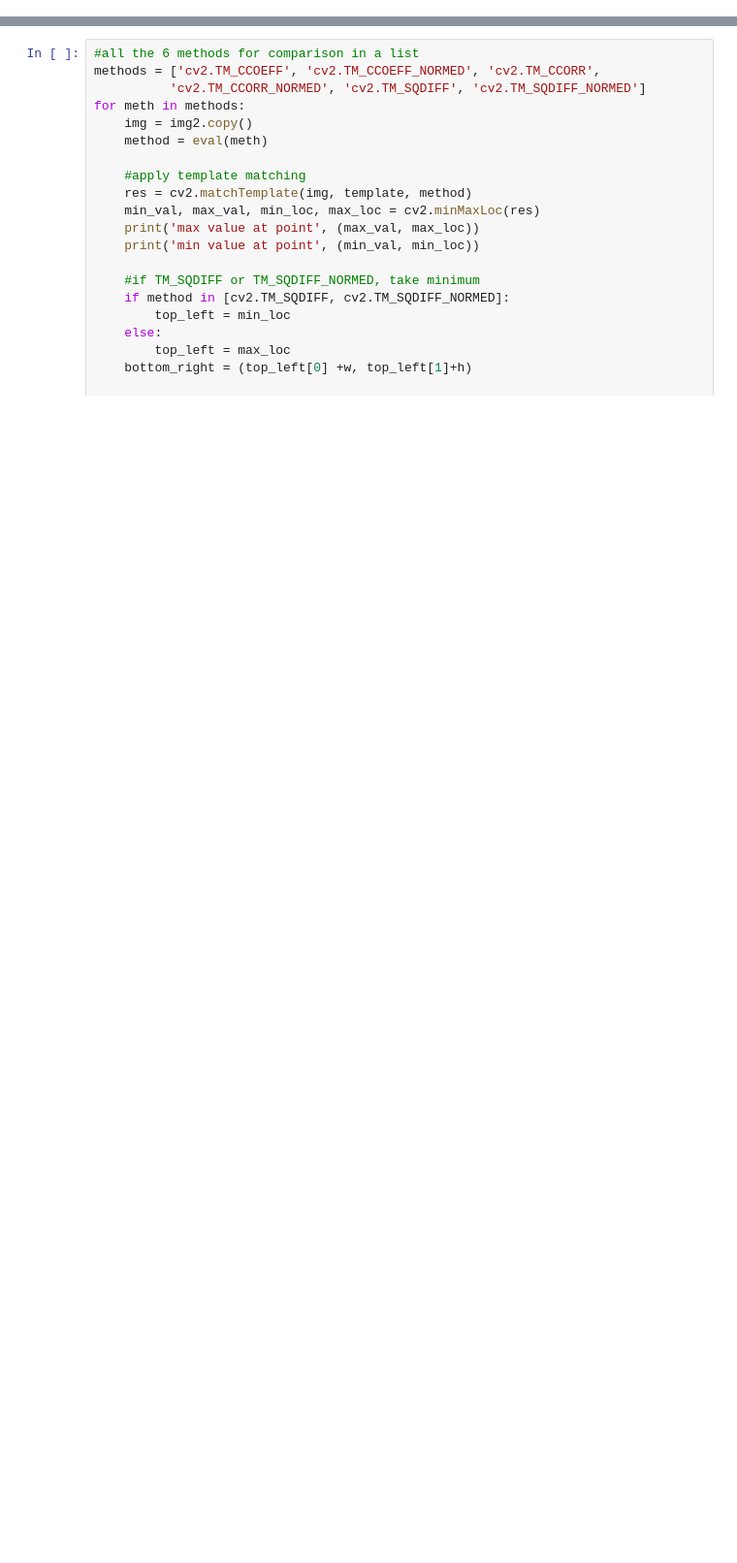
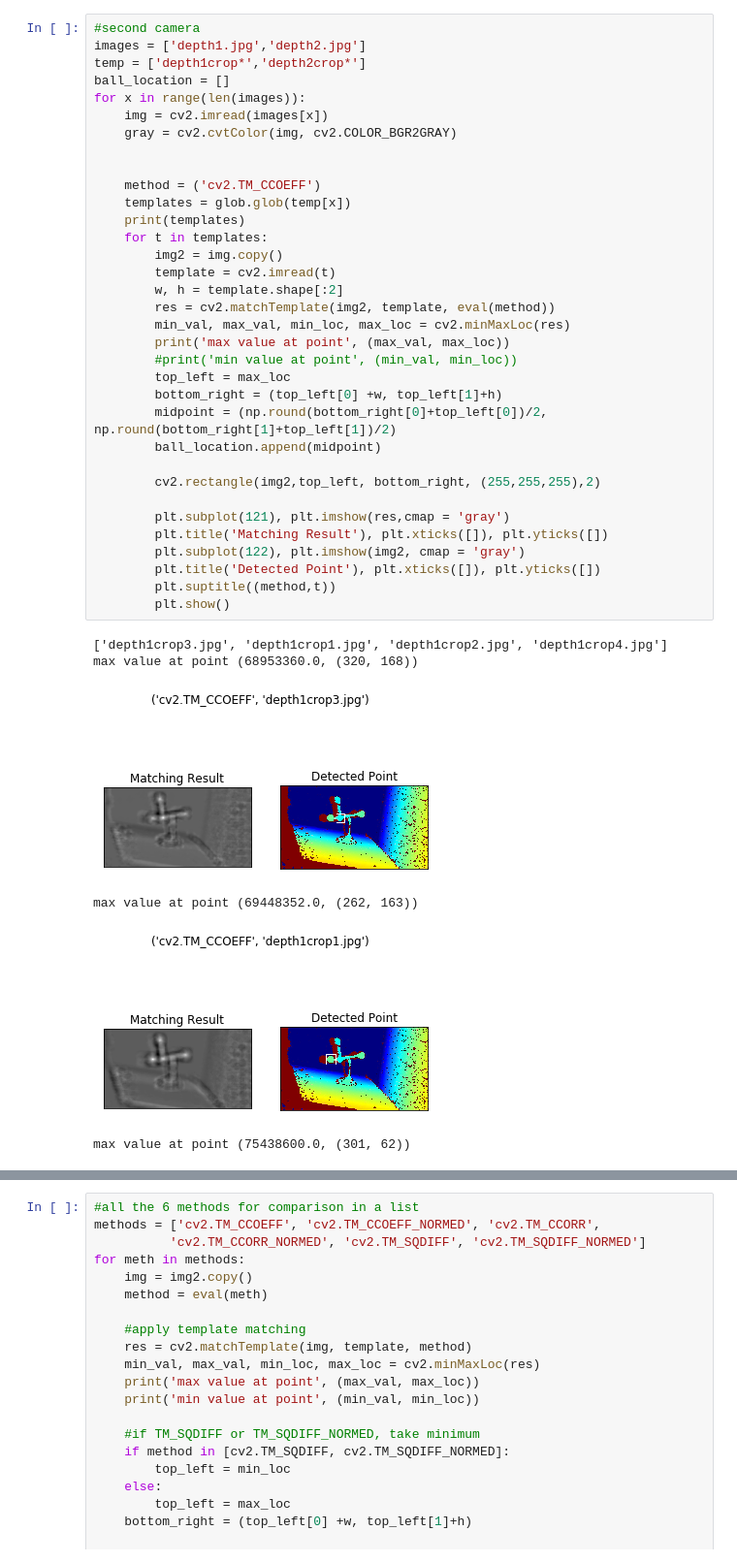
Before and after one commit to element824/Intel, a Jupyter notebook: IntelRealSense/template matching opencv.ipynb, the cells around one changed output, grey strips where cells are left out. Shown: that part at 97% size. Saved outputs shown, nothing was run; the diff lists cells and outputs as text; blank space fills up the shorter version.

```diff
--- a/IntelRealSense/template matching opencv.ipynb
+++ b/IntelRealSense/template matching opencv.ipynb
@@ -16,0 +37,41 @@ template.shape[1]
+# %%
+#second camera
+images = ['depth1.jpg','depth2.jpg']
+temp = ['depth1crop*','depth2crop*']
+ball_location = []
+for x in range(len(images)):
+    img = cv2.imread(images[x])
+    gray = cv2.cvtColor(img, cv2.COLOR_BGR2GRAY)
+
+
+    method = ('cv2.TM_CCOEFF')
+    templates = glob.glob(temp[x])
+    print(templates)
+    for t in templates:
+        img2 = img.copy()
+        template = cv2.imread(t)
+        w, h = template.shape[:2]
+        res = cv2.matchTemplate(img2, template, eval(method))
+        min_val, max_val, min_loc, max_loc = cv2.minMaxLoc(res)
+        print('max value at point', (max_val, max_loc))
+        #print('min value at point', (min_val, min_loc))
+        top_left = max_loc
+        bottom_right = (top_left[0] +w, top_left[1]+h)
+        midpoint = (np.round(bottom_right[0]+top_left[0])/2, np.round(bottom_right[1]+top_left[1])/2)
+        ball_location.append(midpoint)
+
+        cv2.rectangle(img2,top_left, bottom_right, (255,255,255),2)
+
+        plt.subplot(121), plt.imshow(res,cmap = 'gray')
+        plt.title('Matching Result'), plt.xticks([]), plt.yticks([])
+        plt.subplot(122), plt.imshow(img2, cmap = 'gray')
+        plt.title('Detected Point'), plt.xticks([]), plt.yticks([])
+        plt.suptitle((method,t))
+        plt.show()
+# %% [output]
+['depth1crop3.jpg', 'depth1crop1.jpg', 'depth1crop2.jpg', 'depth1crop4.jpg']
+max value at point (68953360.0, (320, 168))
+[figure, added]
+max value at point (69448352.0, (262, 163))
+[figure, added]
+max value at point (75438600.0, (301, 62))
```
Also changed, not shown: parts of 21 cells of this notebook.
